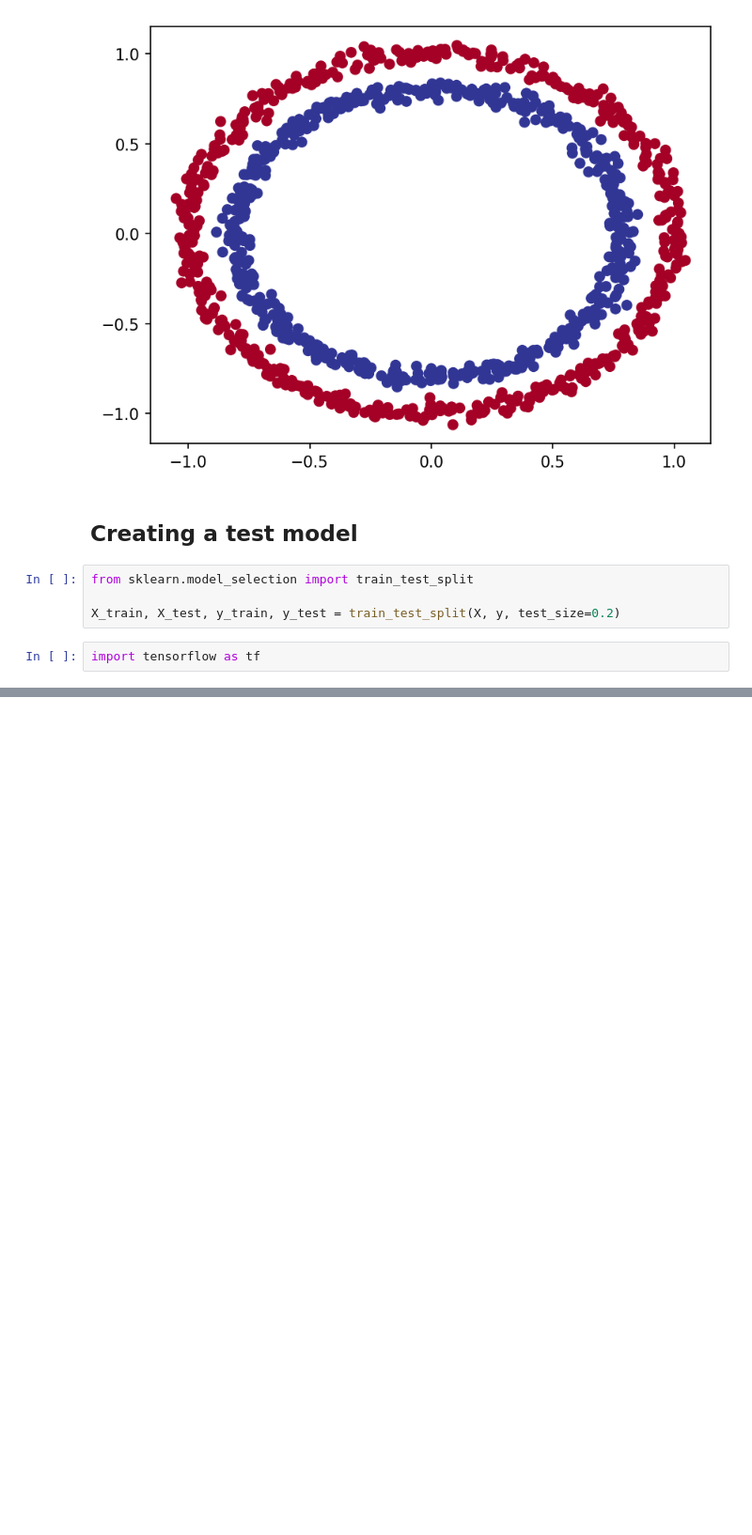
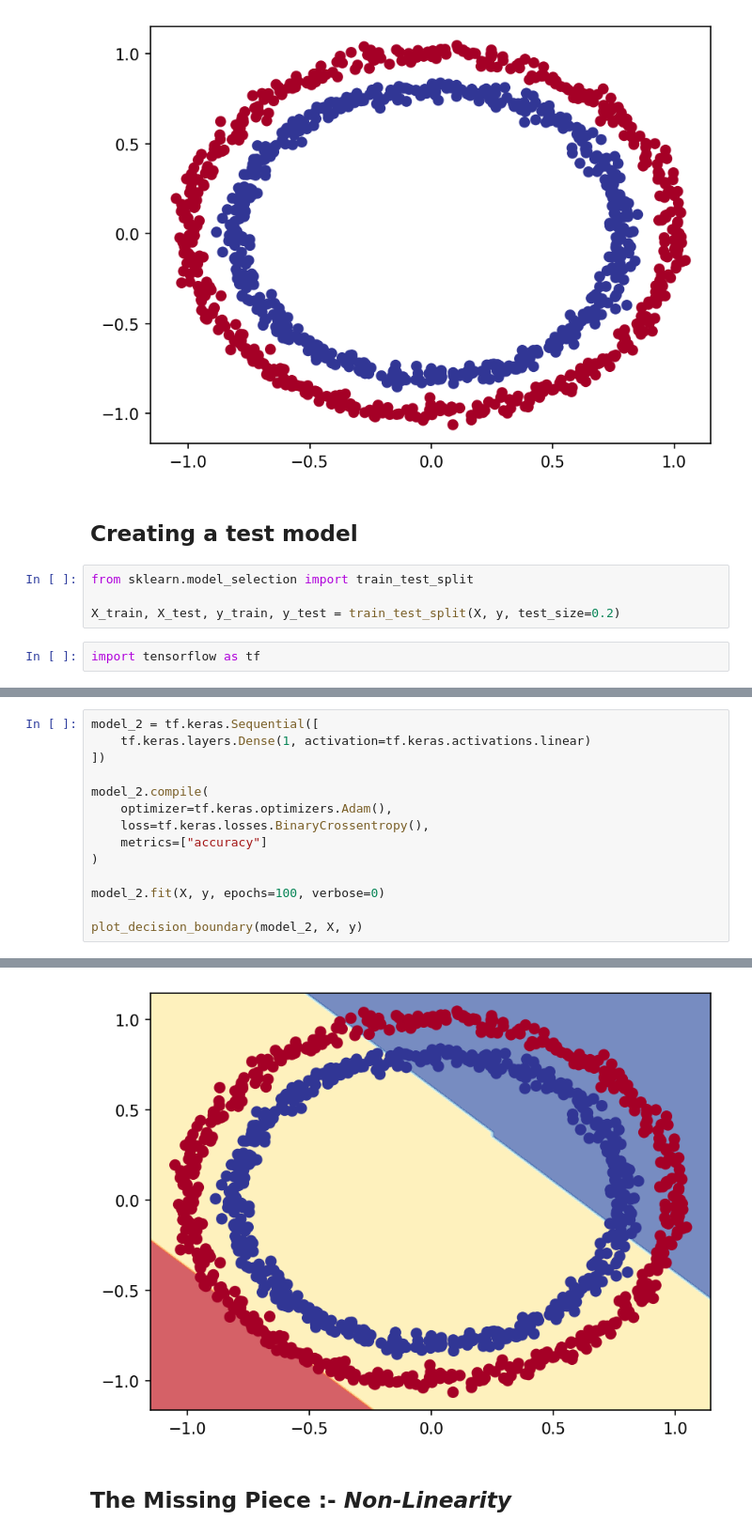
Before and after one commit to kshipra-jadav/ZTM-DeepLearning, a Jupyter notebook: Neural Network Classification/neural_network_classification_with_tf.ipynb, the cells around one changed output, grey strips where cells are left out. Shown at 94% size. Drawn from its saved outputs; the diff is of its cells as text; blank space fills up the shorter version.

```diff
--- a/Neural Network Classification/neural_network_classification_with_tf.ipynb
+++ b/Neural Network Classification/neural_network_classification_with_tf.ipynb
@@ -89,0 +127,15 @@ model_1.evaluate(X_test, y_test)
+# %%
+model_2 = tf.keras.Sequential([
+    tf.keras.layers.Dense(1, activation=tf.keras.activations.linear)
+])
+
+model_2.compile(
+    optimizer=tf.keras.optimizers.Adam(),
+    loss=tf.keras.losses.BinaryCrossentropy(),
+    metrics=["accuracy"]
+)
+
+model_2.fit(X, y, epochs=100, verbose=0)
+
+plot_decision_boundary(model_2, X, y)
+# %% [output]
@@ -89,0 +144,3 @@ model_1.evaluate(X_test, y_test)
+[figure, added]
+# %% [markdown]
+## The Missing Piece :- *Non-Linearity*
```
Also changed, not shown: parts of 9 cells of this notebook.
